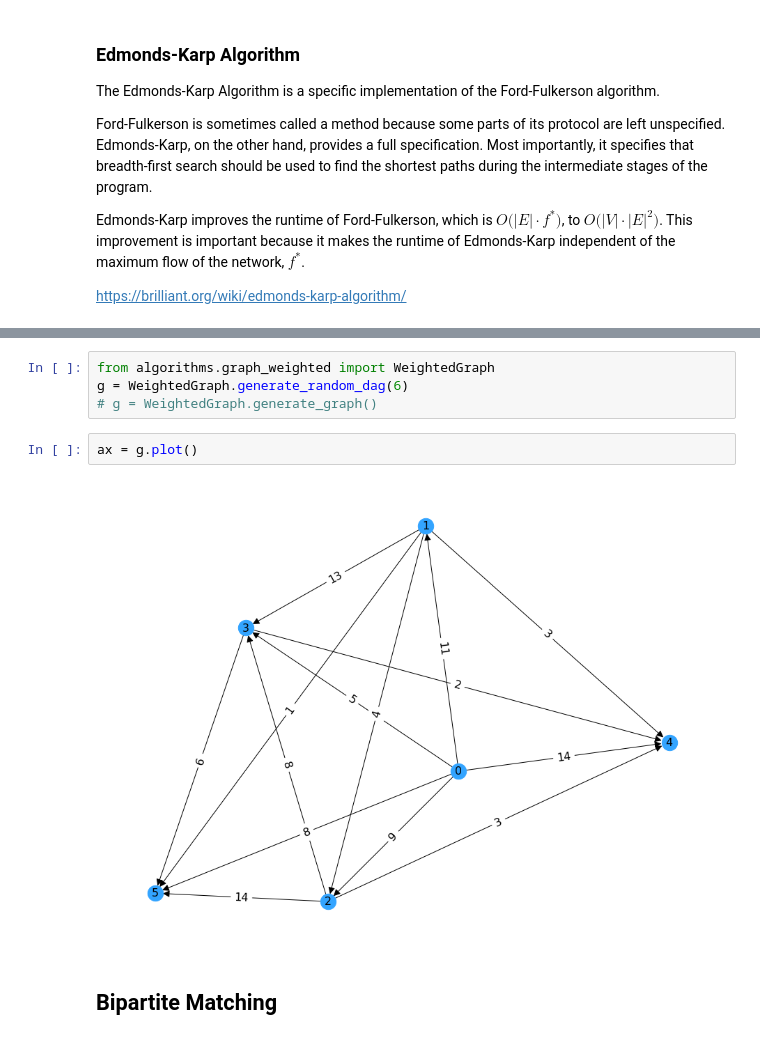
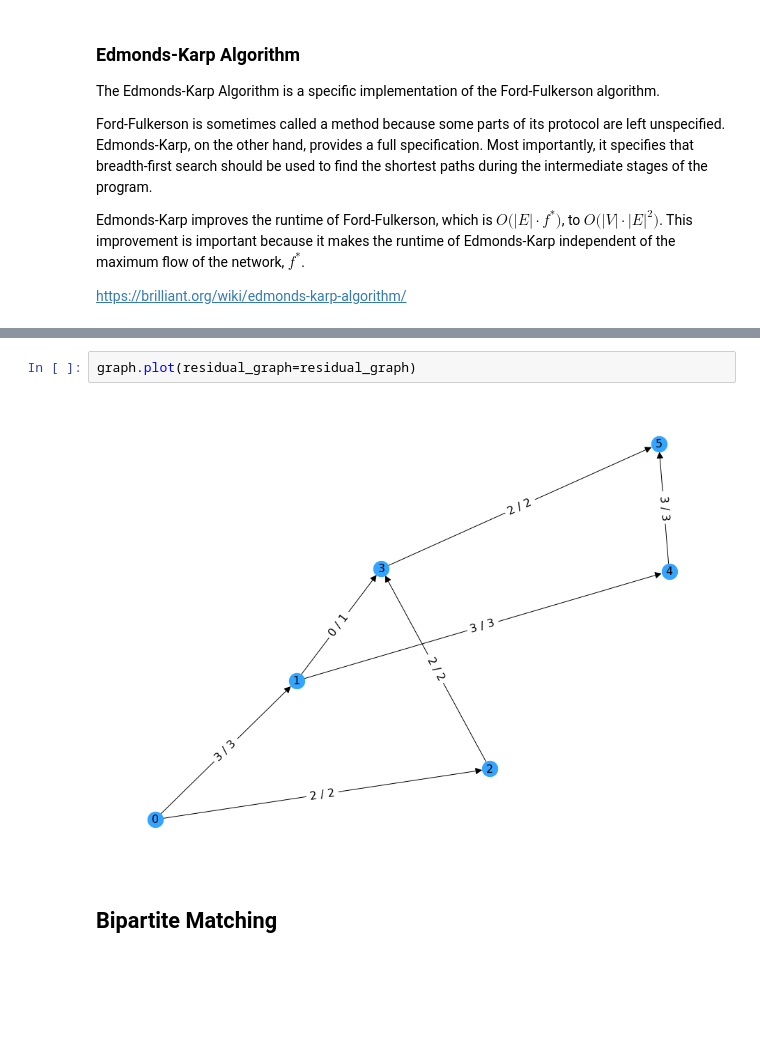
Before and after one commit to kaihirota/Problem-Solving, a Jupyter notebook: Algorithms.ipynb, the cells around one changed output, grey strips where cells are left out. Saved outputs shown, nothing was run; the diff lists cells and outputs as text; blank space fills up the shorter version.

```diff
--- a/Algorithms.ipynb
+++ b/Algorithms.ipynb
@@ -1661,11 +1661,7 @@ adjacency matrix
-# %%
-from algorithms.graph_weighted import WeightedGraph
-g = WeightedGraph.generate_random_dag(6)
-# g = WeightedGraph.generate_graph()
-# %%
-ax = g.plot()
-# %% [output]
-[figure, removed]
+# %%
+graph.plot(residual_graph=residual_graph)
+# %% [output]
+[figure, added]
 # %% [markdown]
 ## Bipartite Matching
 # %% [markdown]
```
Also changed, not shown: parts of 2 cells of this notebook, 1 other file.
